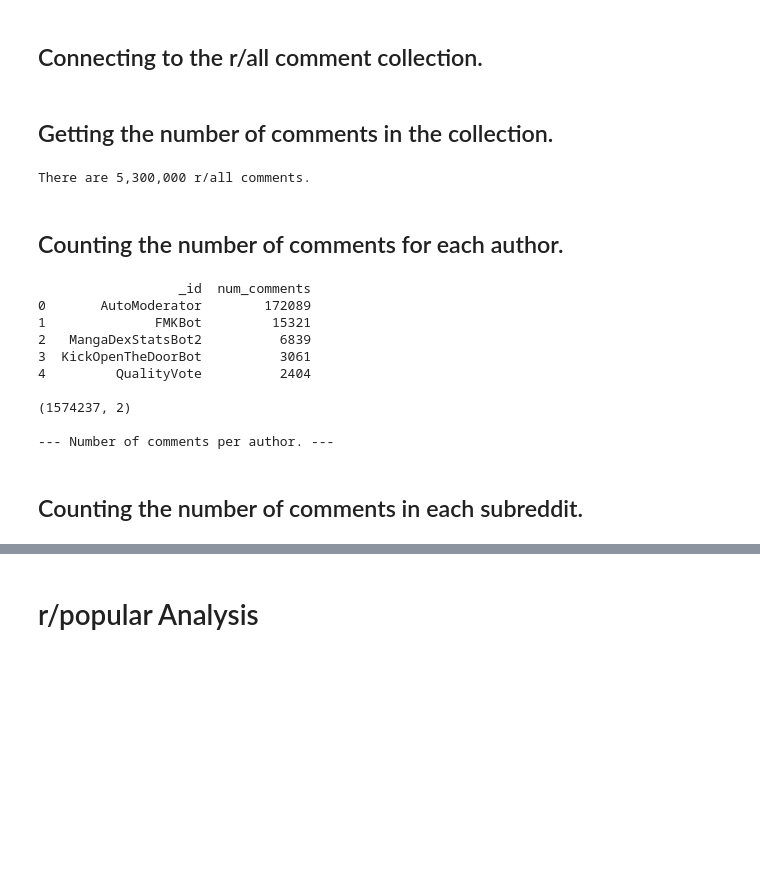
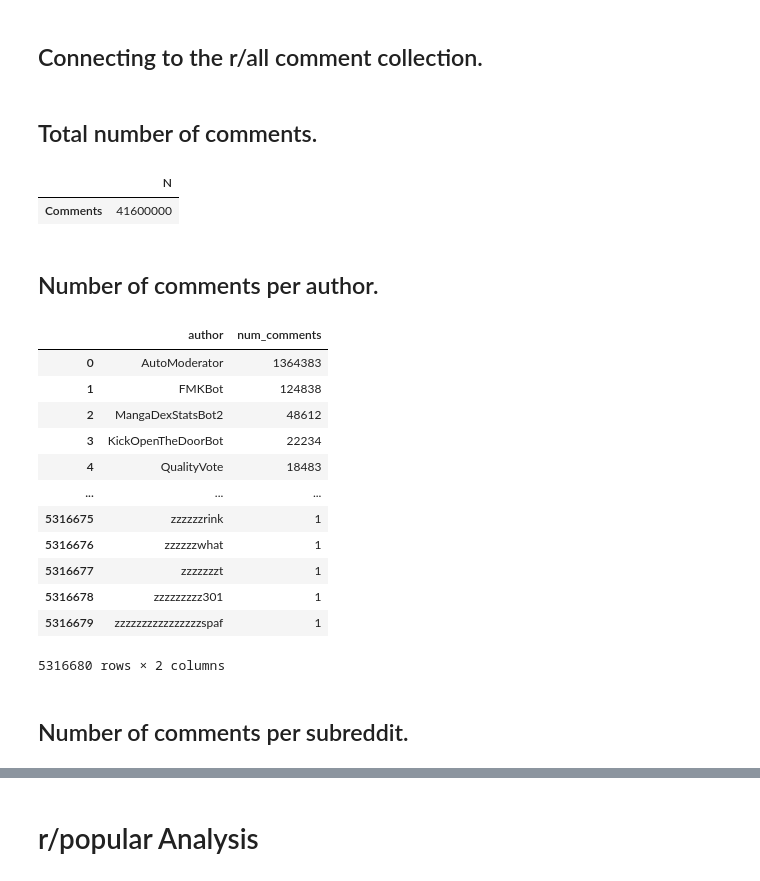
Before and after one commit to jackiec1998/resilient-communities, a Jupyter notebook: src/notebooks/analysis.ipynb, the cells around one changed output, grey strips where cells are left out. Saved outputs shown, nothing was run; the diff lists cells and outputs as text; code cells hidden in the pictures; blank space fills up the shorter version.

```diff
--- a/src/notebooks/analysis.ipynb
+++ b/src/notebooks/analysis.ipynb
@@ -19,37 +21,44 @@ db = client.resilient
 # %%
 all_comments = db.all
 # %% [markdown]
-## Getting the number of comments in the collection.
+## Total number of comments.
 # %%
-print(f'There are {all_comments.estimated_document_count():,} r/all comments.')
+table = pd.DataFrame.from_dict({
+    'Comments': all_comments.estimated_document_count()
+}, orient='index')
+table.columns = ['N']
+
+display(table)
 # %% [output]
-There are 5,300,000 r/all comments.
+|  | N |
+| Comments | 41600000 |
 # %% [markdown]
-## Counting the number of comments for each author.
+## Number of comments per author.
 # %%
+# Warning: This cell takes a while to compute (~4 minutes for 40M comments.)
 all_comments_per_author = pd.DataFrame(all_comments.aggregate([
     {'$project': {'_id': 1, 'author': 1}}, # Only using author field.
     {'$group': {'_id': '$author', 'num_comments': {'$sum': 1}}},
     {'$sort': {'num_comments': -1}} # Sort descending.
 ], allowDiskUse=True))
 
-print(
-    all_comments_per_author.head(),
-    all_comments_per_author.shape,
-    '--- Number of comments per author. ---',
-    sep='\n\n'
-)
+all_comments_per_author = all_comments_per_author.rename(columns={'_id': 'author'})
+
+display(all_comments_per_author)
 # %% [output]
+|  | author | num_comments |
+| 0 | AutoModerator | 1364383 |
+| 1 | FMKBot | 124838 |
+| 2 | MangaDexStatsBot2 | 48612 |
+| 3 | KickOpenTheDoorBot | 22234 |
+| 4 | QualityVote | 18483 |
+| ... | ... | ... |
+| 5316675 | zzzzzzrink | 1 |
+| 5316676 | zzzzzzwhat | 1 |
+| 5316677 | zzzzzzzt | 1 |
+| 5316678 | zzzzzzzzz301 | 1 |
+| 5316679 | zzzzzzzzzzzzzzzzspaf | 1 |
-                  _id  num_comments
-0       AutoModerator        172089
-1              FMKBot         15321
-2   MangaDexStatsBot2          6839
-3  KickOpenTheDoorBot          3061
-4         QualityVote          2404
-
-(1574237, 2)
-
---- Number of comments per author. ---
+5316680 rows × 2 columns
 # %% [markdown]
-## Counting the number of comments in each subreddit.
+## Number of comments per subreddit.
 # %%
```
Also changed, not shown: parts of 8 cells of this notebook.
